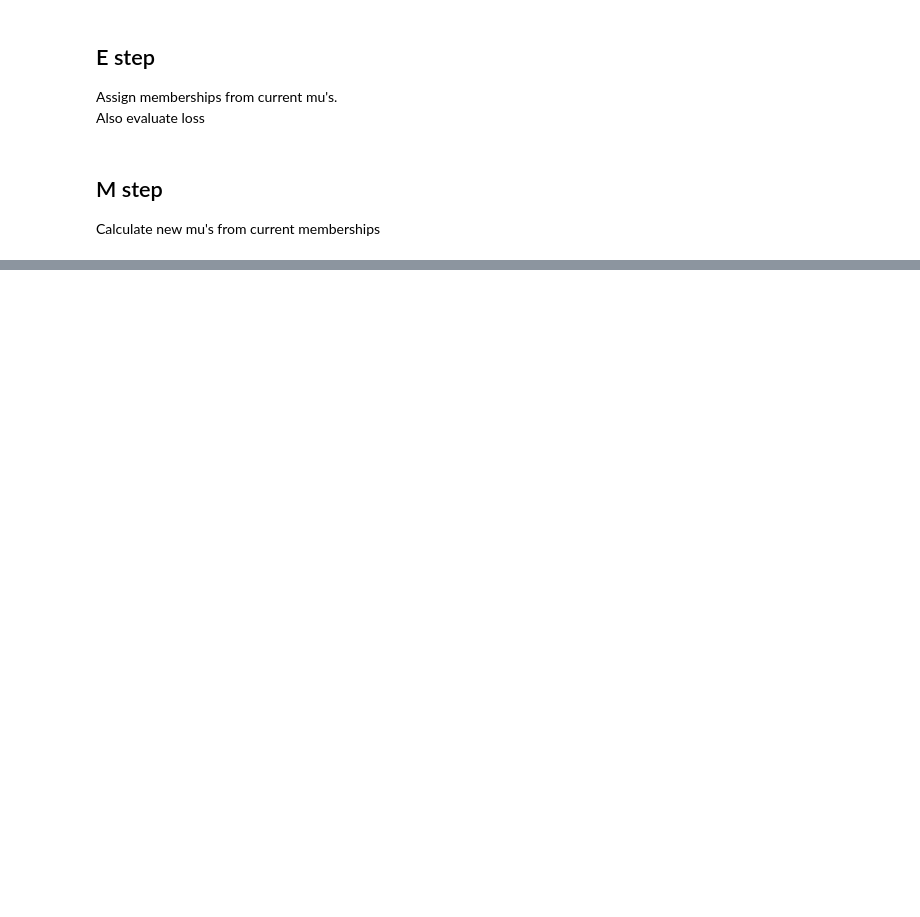
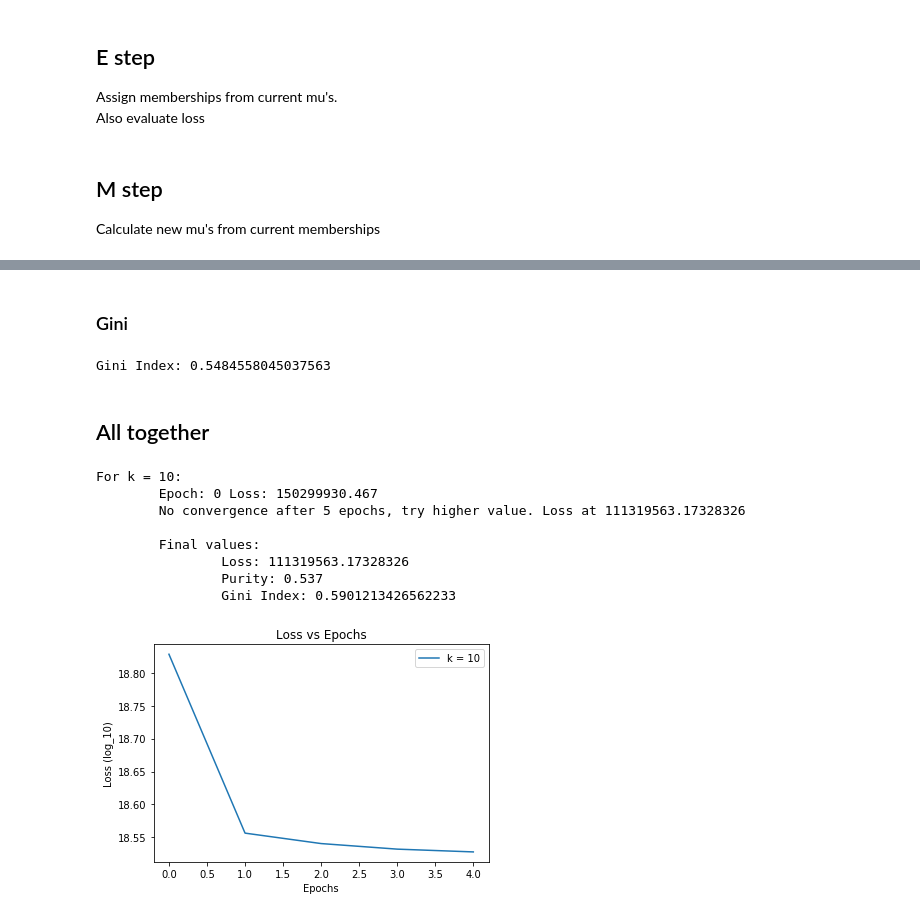
Before and after one commit to DarkestFloyd/CS6220, a Jupyter notebook: notebooks/mnist_kmeans.ipynb, the cells around one changed output, grey strips where cells are left out. Saved outputs shown, nothing was run; the diff lists cells and outputs as text; code cells hidden in the pictures; blank space fills up the shorter version.

```diff
--- a/notebooks/mnist_kmeans.ipynb
+++ b/notebooks/mnist_kmeans.ipynb
@@ -81,0 +214,2 @@ Convergence at epoch 46, loss 94773678.2702097
+# %%
+mapping, confusion_matrix = get_mappings(10, dist_pi_10)
@@ -81,0 +218,5 @@ Convergence at epoch 46, loss 94773678.2702097
+# %%
+def purity(confusion_matrix):
+    Pj = confusion_matrix.max(axis=1)
+    Mj = confusion_matrix.sum(axis=1)
+    return sum(Pj)/sum(Mj)
@@ -81,0 +227,52 @@ Convergence at epoch 46, loss 94773678.2702097
+# %% [markdown]
+### Gini
+# %%
+def gini(confusion_matrix):
+    Mj = confusion_matrix.sum(axis=1, keepdims=True)
+    gj = 1 - ((confusion_matrix/Mj)**2).sum(axis=1, keepdims=True)
+    return (sum(gj*Mj)/sum(Mj))[0]
+# %%
+print('Gini Index: {0}'.format(gini(confusion_matrix)))
+# %% [output]
+Gini Index: 0.5484558045037563
+# %% [markdown]
+## All together
+# %%
+def do_kmeans(ks):
+    loss, pi = [], []
+    seed = np.random.randint(n_rows)
+
+    for k in ks:
+        print('For k = {0}:'.format(k))
+        _loss, _pi = kmeans(k=k, init_func=init,
+                            max_epochs=5,
+                            print_interval=10,
+                            seed=seed)
+        loss.append(_loss)
+        pi.append(_pi)
+        print('\n\tFinal values: \n\t\tLoss: {0}'.format(_loss[-1]))
+        mapping, conf_mat = get_mappings(k, _pi)
+        _purity = purity(conf_mat)
+        _gini = gini(conf_mat)
+        print('\t\tPurity: {0}'.format(_purity))
+        print('\t\tGini Index: {0}\n'.format(_gini))
+
+#     for _loss in loss:
+        plt.plot(range(len(_loss)), np.log(_loss), label = 'k = {0}'.format(k))
+        plt.xlabel('Epochs')
+        plt.ylabel('Loss (log_10)')
+        plt.title('Loss vs Epochs')
+        plt.legend()
+        plt.show()
+# %%
+do_kmeans([10])
+# %% [output]
+For k = 10:
+        Epoch: 0 Loss: 150299930.467
+        No convergence after 5 epochs, try higher value. Loss at 111319563.17328326
+
+        Final values:
+                Loss: 111319563.17328326
+                Purity: 0.537
+                Gini Index: 0.5901213426562233
+[figure, added]
```
Also changed, not shown: parts of 34 cells of this notebook.
